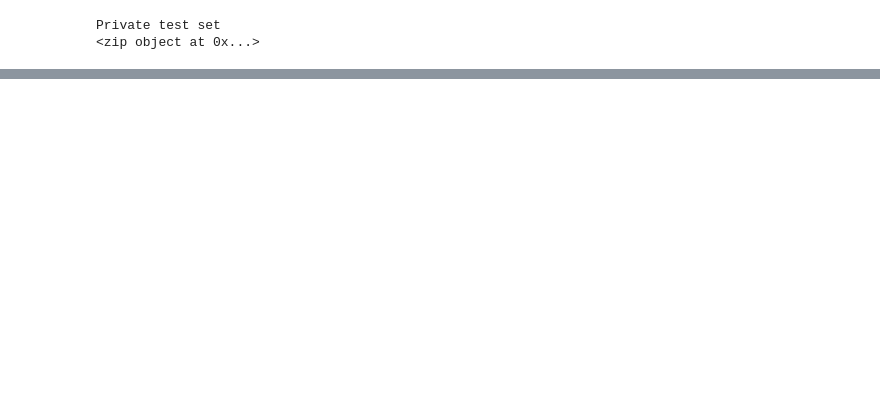
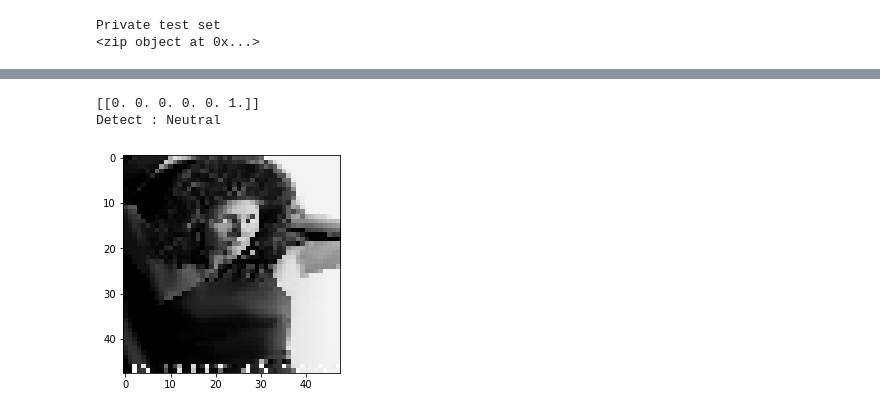
Before and after one commit to Guigxs/FaceRecognition, a Jupyter notebook: training/training.ipynb, the cells around one changed output, grey strips where cells are left out. Drawn from its saved outputs; the diff is of its cells as text; code cells hidden in the pictures; blank space fills up the shorter version.

```diff
--- a/training/training.ipynb
+++ b/training/training.ipynb
@@ -192,0 +251,17 @@ Happy
+# %%
+img = cv2.imread("../../5185055338_1dec873bf3_b.jpg")
+img = cv2.cvtColor(img, cv2.COLOR_RGB2GRAY)
+img = cv2.resize(img, dsize=(48, 48), interpolation=cv2.INTER_CUBIC)
+img = img.reshape(1, 48, 48, 1)
+
+y_prob = modelN.predict(img, batch_size=32, verbose=0)
+print(y_prob)
+index = np.argmax(y_prob)
+print("Detect :", emo[index])
+
+plt.imshow(img[0], cmap='gray')
+plt.show()
+# %% [output]
+[[0. 0. 0. 0. 0. 1.]]
+Detect : Neutral
+[figure, added]
```
Also changed, not shown: parts of 9 cells of this notebook, 6 other files.
